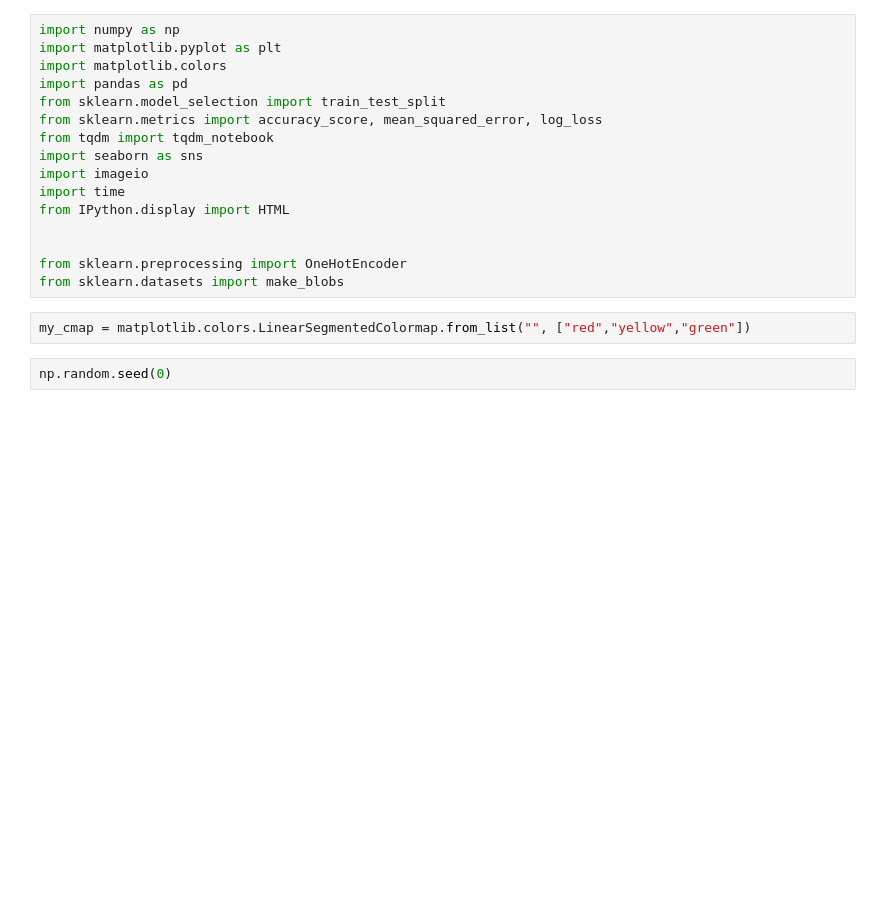
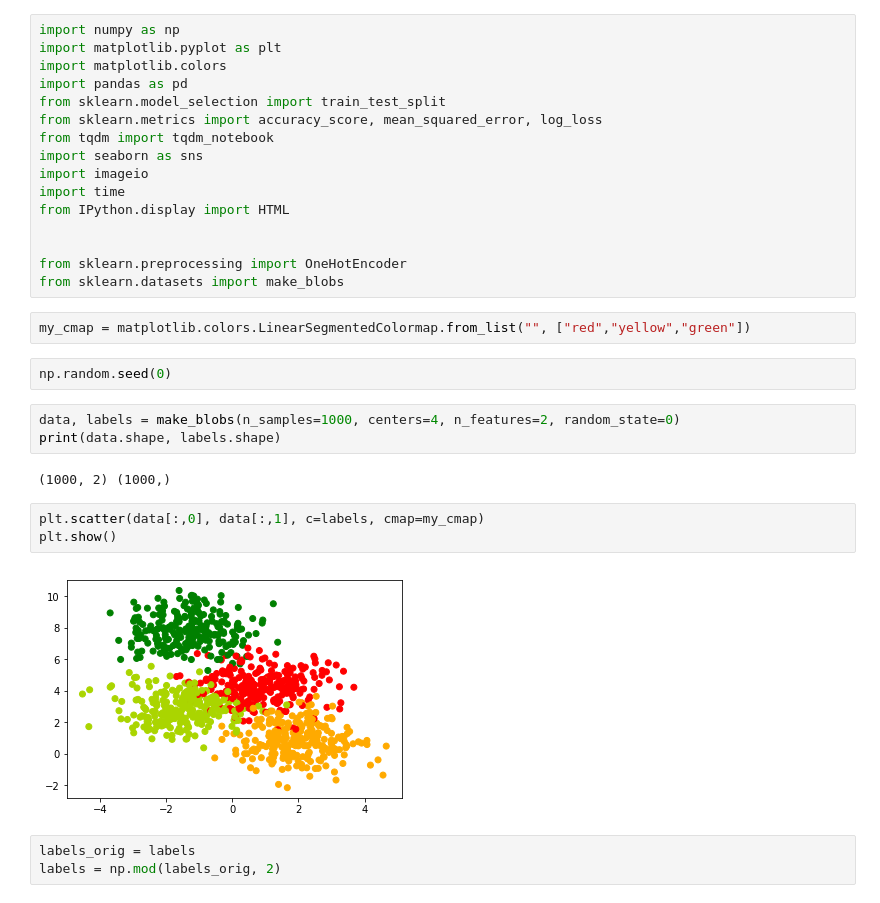
Before and after one commit to VivekVarmaN/OneFourthLabWork, a Jupyter notebook: VectorizedFeedForwardNetwork.ipynb, the cells around one changed output. Drawn from its saved outputs; the diff is of its cells as text; blank space fills up the shorter version.

```diff
--- a/VectorizedFeedForwardNetwork.ipynb
+++ b/VectorizedFeedForwardNetwork.ipynb
@@ -20,3 +18,16 @@ from sklearn.datasets import make_blobs
 my_cmap = matplotlib.colors.LinearSegmentedColormap.from_list("", ["red","yellow","green"])
 # %%
 np.random.seed(0)
+# %%
+data, labels = make_blobs(n_samples=1000, centers=4, n_features=2, random_state=0)
+print(data.shape, labels.shape)
+# %% [output]
+(1000, 2) (1000,)
+# %%
+plt.scatter(data[:,0], data[:,1], c=labels, cmap=my_cmap)
+plt.show()
+# %% [output]
+[figure, added]
+# %%
+labels_orig = labels
+labels = np.mod(labels_orig, 2)
```
Also changed, not shown: parts of 10 cells of this notebook.
